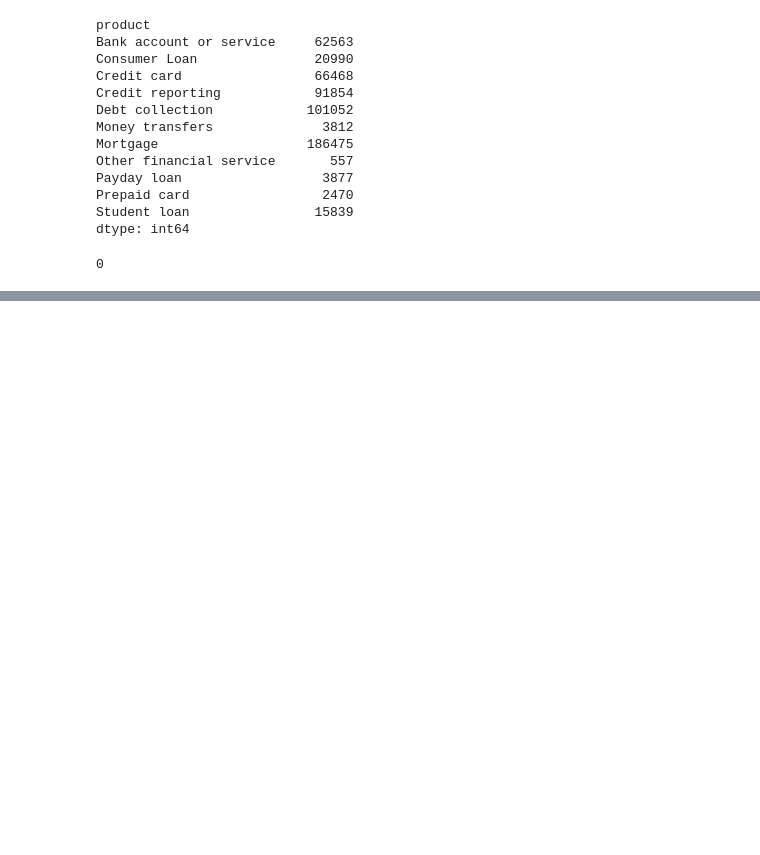
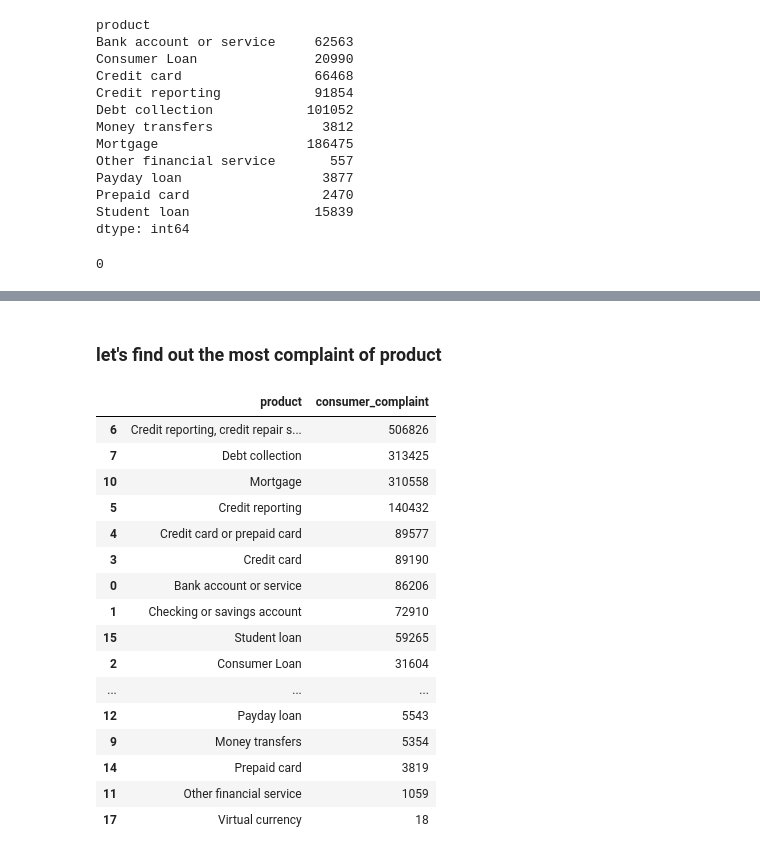
Before and after one commit to jasimdipu/value_base, a Jupyter notebook: consumer_complaints.ipynb, the cells around one changed output, grey strips where cells are left out. Saved outputs shown, nothing was run; the diff lists cells and outputs as text; code cells hidden in the pictures; blank space fills up the shorter version.

```diff
--- a/consumer_complaints.ipynb
+++ b/consumer_complaints.ipynb
@@ -145,0 +269,22 @@ df['product'].isnull().sum()
+# %% [markdown]
+### let's find out the most complaint of product
+# %%
+data.sort_values('consumer_complaint', ascending=False)
+# %% [output]
+|  | product | consumer_complaint |
+| 6 | Credit reporting, credit repair s... | 506826 |
+| 7 | Debt collection | 313425 |
+| 10 | Mortgage | 310558 |
+| 5 | Credit reporting | 140432 |
+| 4 | Credit card or prepaid card | 89577 |
+| 3 | Credit card | 89190 |
+| 0 | Bank account or service | 86206 |
+| 1 | Checking or savings account | 72910 |
+| 15 | Student loan | 59265 |
+| 2 | Consumer Loan | 31604 |
+| ... | ... | ... |
+| 12 | Payday loan | 5543 |
+| 9 | Money transfers | 5354 |
+| 14 | Prepaid card | 3819 |
+| 11 | Other financial service | 1059 |
+| 17 | Virtual currency | 18 |
```
Also changed, not shown: parts of 17 cells of this notebook.
